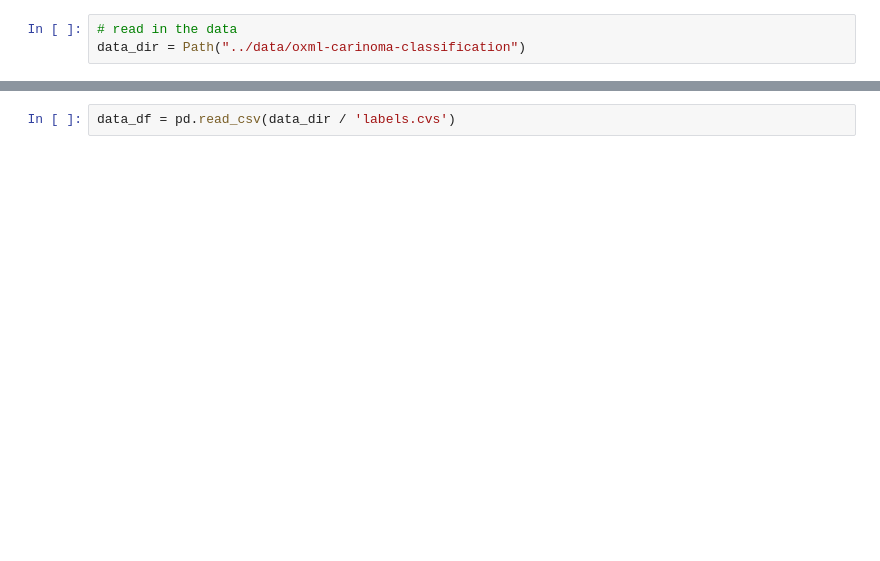
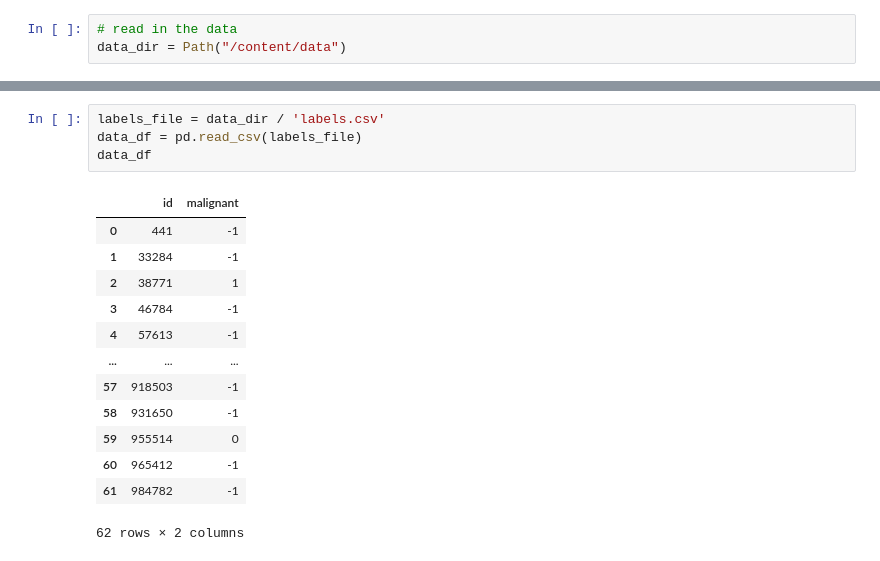
Before and after one commit to JessyD/Oxml-carcinoma-classification, a Jupyter notebook: src/train.ipynb, the cells around one changed output, grey strips where cells are left out. Saved outputs shown, nothing was run; the diff lists cells and outputs as text; blank space fills up the shorter version.

```diff
--- a/src/train.ipynb
+++ b/src/train.ipynb
@@ -30,3 +43,3 @@ torch.manual_seed(2)
 # %%
 # read in the data
-data_dir = Path("../data/oxml-carinoma-classification")
+data_dir = Path("/content/data")
@@ -33,2 +51,18 @@ data_dir = Path("../data/oxml-carinoma-classification")
 # %%
-data_df = pd.read_csv(data_dir / 'labels.cvs')
+labels_file = data_dir / 'labels.csv'
+data_df = pd.read_csv(labels_file)
+data_df
+# %% [output]
+|  | id | malignant |
+| 0 | 441 | -1 |
+| 1 | 33284 | -1 |
+| 2 | 38771 | 1 |
+| 3 | 46784 | -1 |
+| 4 | 57613 | -1 |
+| ... | ... | ... |
+| 57 | 918503 | -1 |
+| 58 | 931650 | -1 |
+| 59 | 955514 | 0 |
+| 60 | 965412 | -1 |
+| 61 | 984782 | -1 |
+62 rows × 2 columns
```
Also changed, not shown: parts of 11 cells of this notebook, 1 other file.
